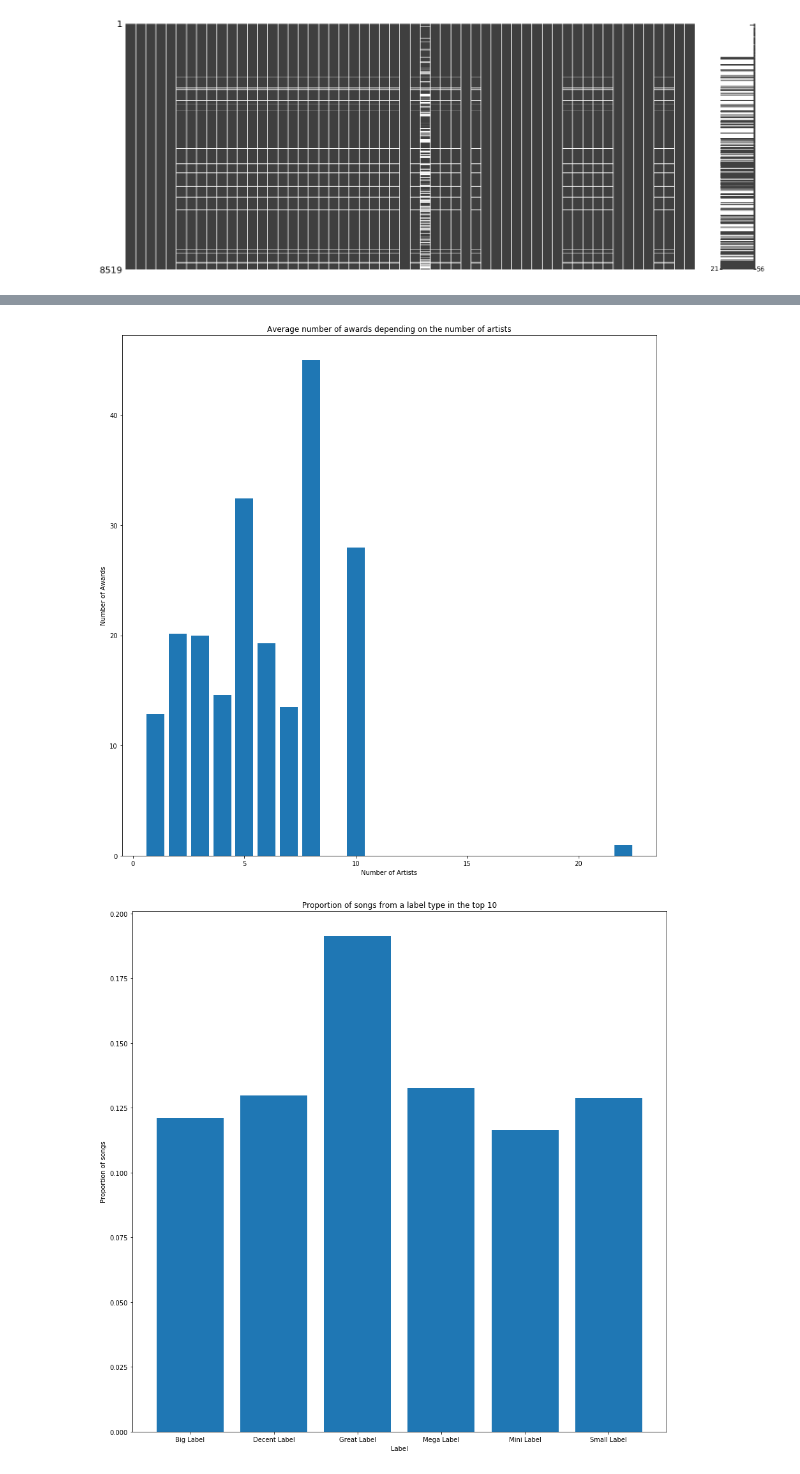
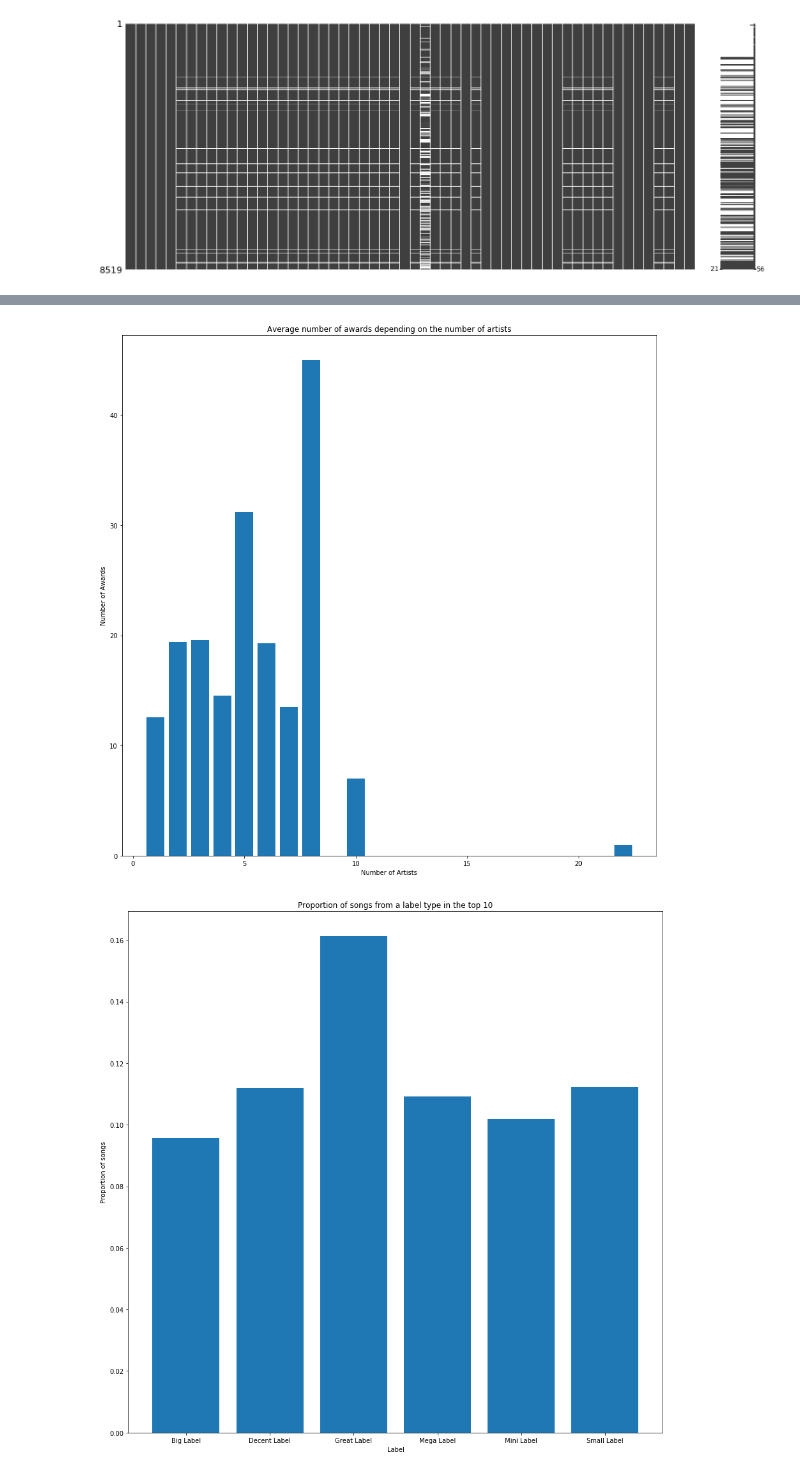
Before and after one commit to Weulass/Billboard-analytics, a Jupyter notebook: Visuallizations.ipynb, the cells around one changed output, grey strips where cells are left out. Saved outputs shown, nothing was run; the diff lists cells and outputs as text; code cells hidden in the pictures.

```diff
--- a/Visuallizations.ipynb
+++ b/Visuallizations.ipynb
@@ -88,5 +90,5 @@ plt.show()
 # %%
-award_num = song_df.groupby("num_artists").mean()["award_num"]
+award_num = song_df[song_df["firstrank"]>10].groupby("num_artists").mean()["award_num"]
 plt.figure(figsize=(15,15))
 plt.bar(award_num.index,award_num)
 plt.title("Average number of awards depending on the number of artists")
@@ -94,17 +96,17 @@ plt.ylabel("Number of Awards")
 plt.xlabel("Number of Artists")
 plt.show()
 # %% [output]
-[figure, old version]
+[figure, new version]
 # %%
-award_num = song_df.groupby("label_category").mean()["top10"]
+award_num = song_df[song_df["firstrank"]>10].groupby("label_category").mean()["top10"]
 plt.figure(figsize=(15,15))
 plt.bar(award_num.index,award_num)
 plt.title("Proportion of songs from a label type in the top 10")
 plt.ylabel("Proportion of songs")
 plt.xlabel("Label")
 plt.show()
 # %% [output]
-[figure, old version]
+[figure, new version]
 # %%
 award_num = song_df[song_df["firstrank"]>10].groupby("label_category_group").mean()["top10"]
 plt.figure(figsize=(15,15))
```
Also changed, not shown: parts of 18 cells of this notebook, 32 other files.
